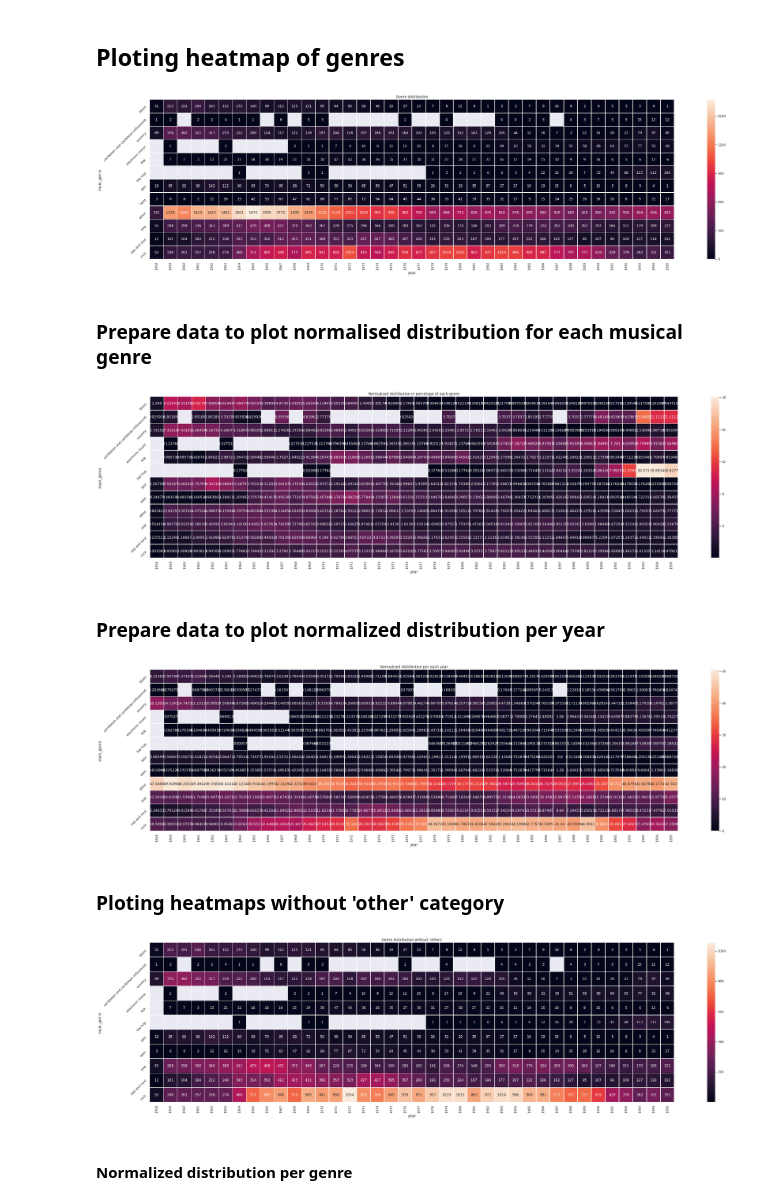
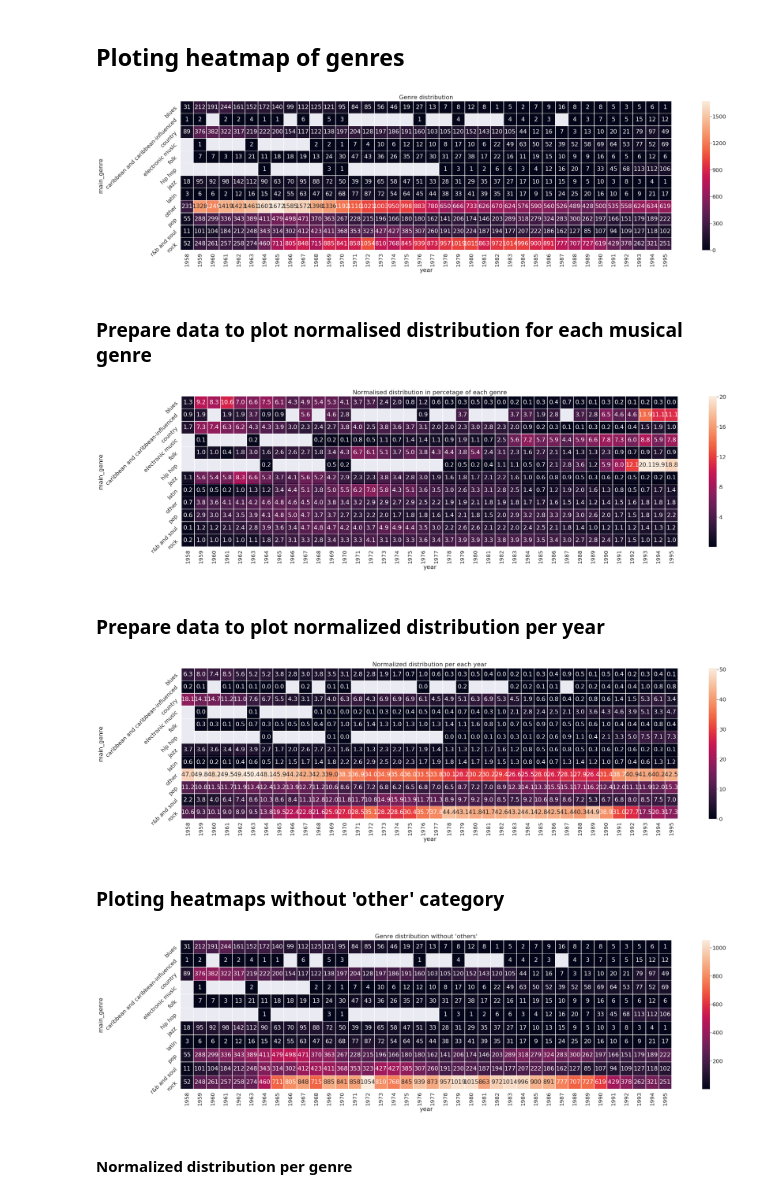
Before and after one commit to VBernasconi/digital_musicology, a Jupyter notebook: Genres_classification.ipynb, the cells around one changed output. Cells and saved outputs as stored; diff of their text form; code cells hidden in the pictures.

Commit message:
Genres classification and time signature research

```diff
--- a/Genres_classification.ipynb
+++ b/Genres_classification.ipynb
@@ -389,7 +390,7 @@ genre.to_json("database_genres_classification.json")
 ### Grouping of titles to single rows
 Because we had to split each genre corresponding to one single title to multiple rows, we now have to group them together again for more clarity in future work.
 # %%
-dataset_genre = pd.read_json("database_genres_classification.json")
+dataset_genre = pd.read_json("json/database_genres_classification.json")
 dataset_genre = dataset_genre.sort_index(axis=0)
 # %%
 dataset_genre.head()
@@ -470,6 +471,7 @@ def plot_distribution(data, title, savefig, fmt='g'):
     fmt : str
         format of the numbers
     """
+    sns.set(font_scale=1.8)
     f, ax = plt.subplots(figsize=(40, 10))
     sns_plot = sns.heatmap(data, annot=True, fmt=fmt, linewidths=.5, ax=ax)
     plt.yticks(rotation=45)
@@ -483,7 +485,7 @@ test = test.pivot_table(values='track_id', index='main_genre', columns='year', a
 # %%
 plot_distribution(test, "Genre distribution", "genre_distribution.png")
 # %% [output]
-[figure, old version]
+[figure, new version]
 # %% [markdown]
 ### Prepare data to plot normalised distribution for each musical genre
 # %%
@@ -496,9 +498,9 @@ for column in test_perc:
         test_perc.loc[index, column] = (row_value *100)/each_genre_total[j]
         j+=1
 # %%
-plot_distribution(test_perc, "Normalised distribution in percetage of each genre", "genre_distribution_perc.png")
+plot_distribution(test_perc, "Normalised distribution in percetage of each genre", "genre_distribution_perc.png", fmt='.1f')
 # %% [output]
-[figure, old version]
+[figure, new version]
 # %% [markdown]
 ### Prepare data to plot normalized distribution per year
 # %%
@@ -512,9 +514,9 @@ for column in test:
         test_perc_year.loc[index, column] = (row_value *100)/each_year_total[j]
     j+=1
 # %%
-plot_distribution(test_perc_year, "Normalized distribution per each year", "genre_distribution_perc_year.png")
+plot_distribution(test_perc_year, "Normalized distribution per each year", "genre_distribution_perc_year.png", fmt='.1f')
 # %% [output]
-[figure, old version]
+[figure, new version]
 # %% [markdown]
 ### Ploting heatmaps without 'other' category
 # %%
@@ -525,7 +527,7 @@ each_year_total_nother = list(test_nother.sum(axis = 0, skipna = True))
 # %%
 plot_distribution(test_nother, "Genre distribution without 'others'", "genre_distribution_nother.png")
 # %% [output]
-[figure, old version]
+[figure, new version]
 # %% [markdown]
 #### Normalized distribution per genre
 # %%
```
Also changed, not shown: parts of 10 cells of this notebook.
